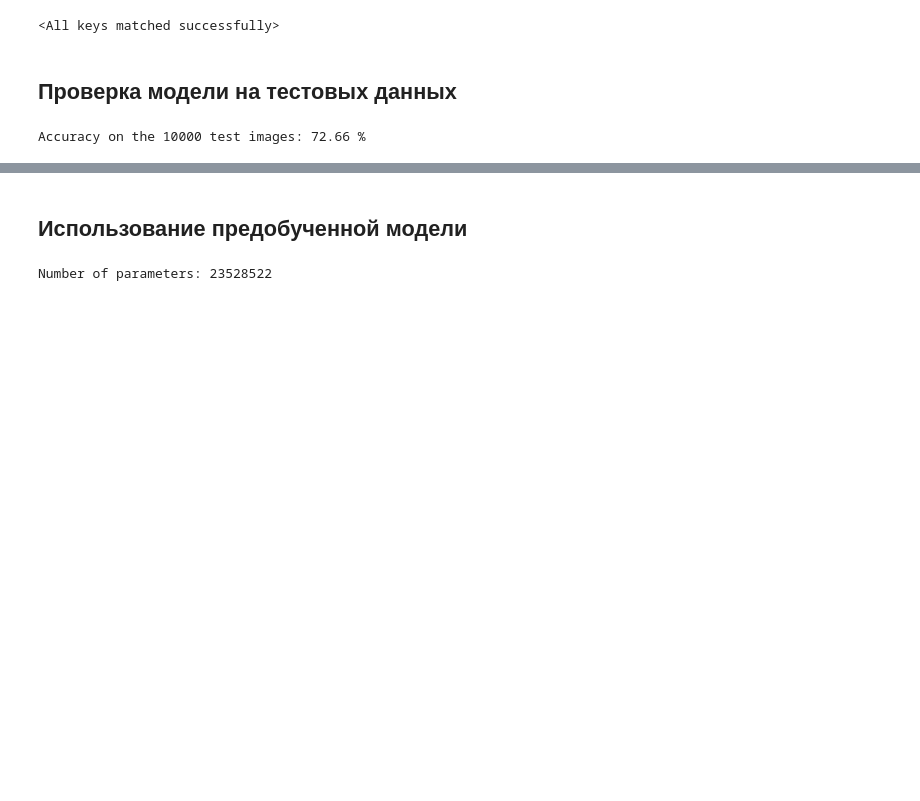
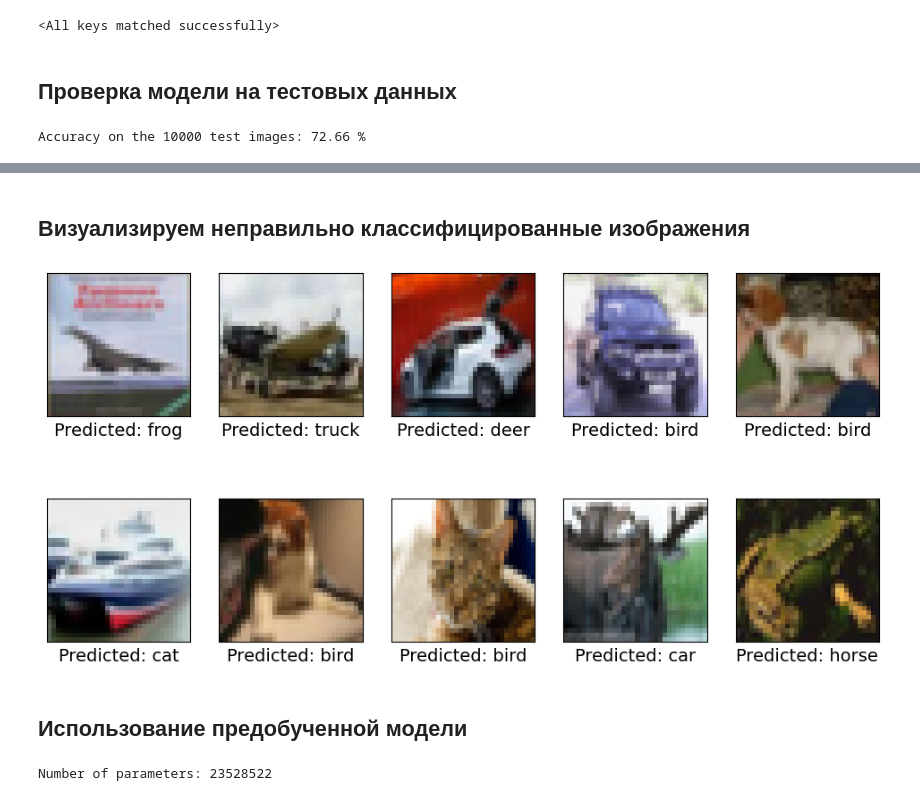
Before and after one commit to SerMisterMish/Statistical_and_Machine_Learning, a Jupyter notebook: nn_image/nn_image_conv/nn_image_conv.ipynb, the cells around one changed output, grey strips where cells are left out. Cells and saved outputs as stored; diff of their text form; code cells hidden in the pictures; blank space fills up the shorter version.

```diff
--- a/nn_image/nn_image_conv/nn_image_conv.ipynb
+++ b/nn_image/nn_image_conv/nn_image_conv.ipynb
@@ -287,3 +324,23 @@ Accuracy on the 10000 test images: 72.66 %
+# %% [markdown]
+## Визуализируем неправильно классифицированные изображения
+# %%
+# visualize wrongly classified image for each class
+incorrect_mask = y_pred != y_true
+incorrect_images = [datasets['test'].data[(y_true == label) & incorrect_mask][0] for label in classes.keys()]
+pred_results = [y_pred[(y_true == label) & incorrect_mask][0] for label in classes.keys()]
+
+# show images
+fig, axes = plt.subplots(2, 5, figsize=(12, 6))
+i = 0
+for row in axes:
+  for axis in row:
+    axis.set_xticks([])
+    axis.set_yticks([])
+    axis.set_xlabel("Predicted: %s" % classes[pred_results[i]], fontsize=14)
+    axis.imshow(incorrect_images[i])
+    i += 1
+# %% [output]
+[figure, added]
 # %% [markdown]
 ## Использование предобученной модели
 # %%
```
Also changed, not shown: parts of 10 cells of this notebook.
